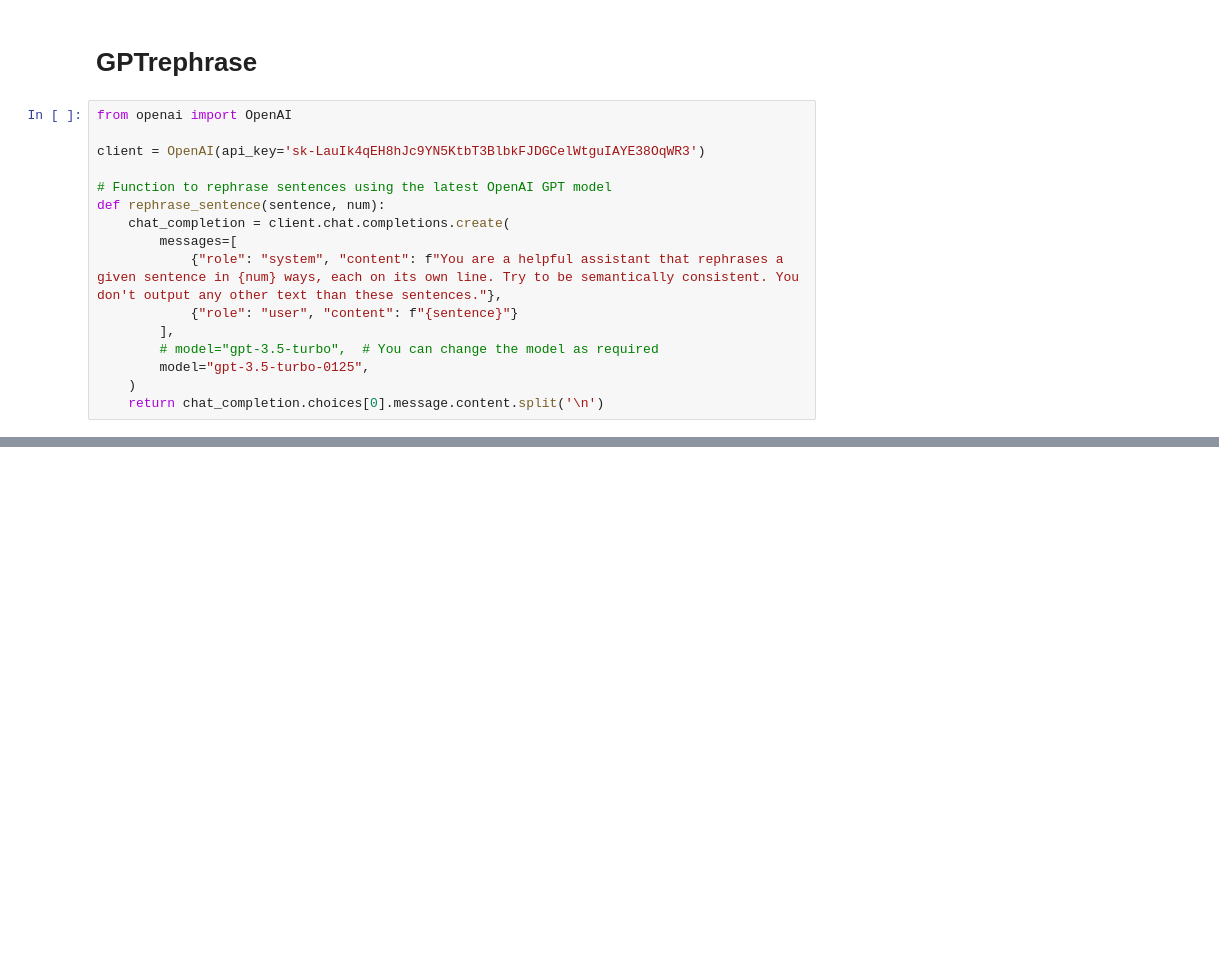
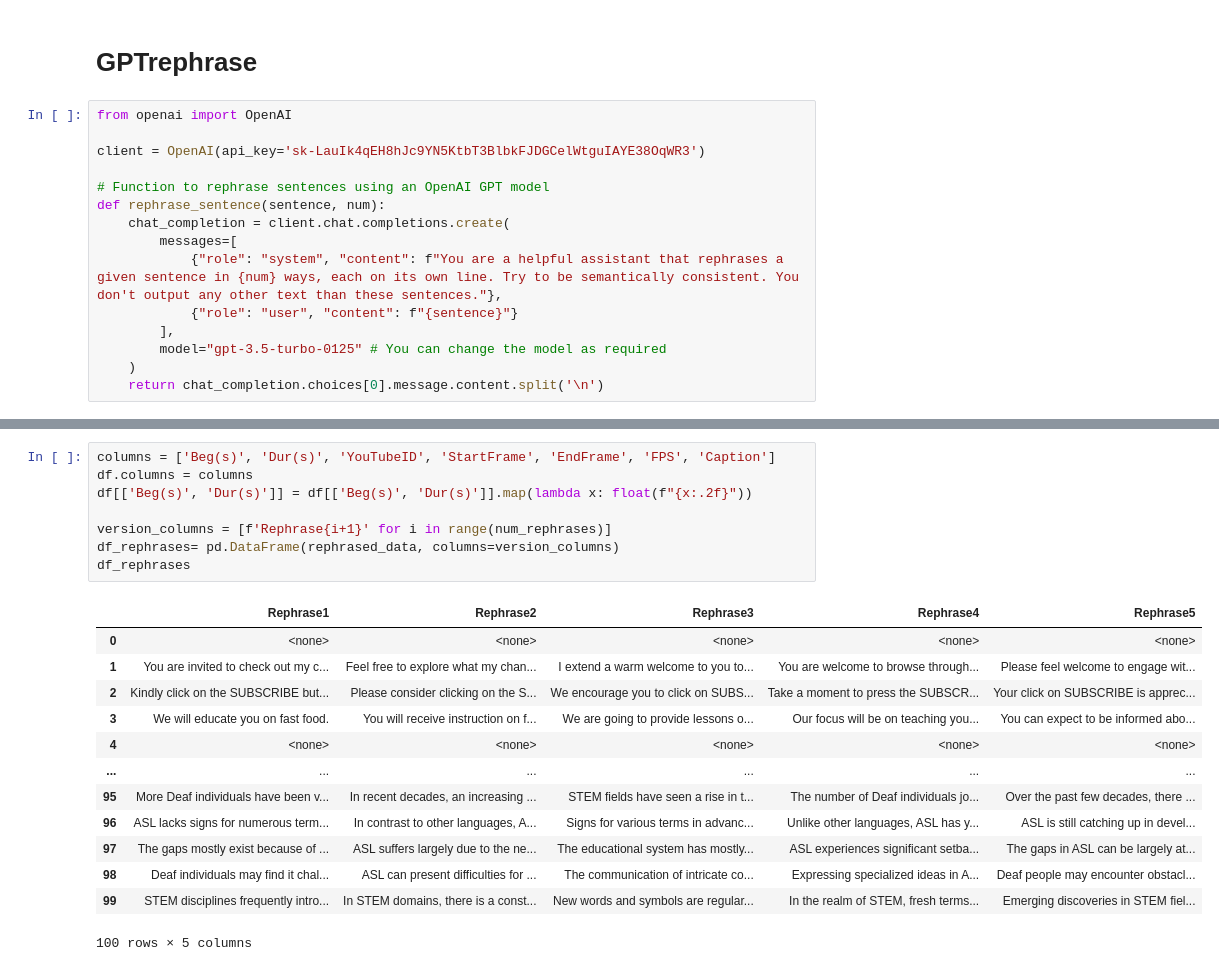
Before and after one commit to JSALT2024/LLMrephrase, a Jupyter notebook: GPTrephrase.ipynb, the cells around one changed output, grey strips where cells are left out. Drawn from its saved outputs; the diff is of its cells as text; blank space fills up the shorter version.

```diff
--- a/GPTrephrase.ipynb
+++ b/GPTrephrase.ipynb
@@ -197,15 +55,14 @@ from openai import OpenAI
 
 client = OpenAI(api_key='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')
 
-# Function to rephrase sentences using the latest OpenAI GPT model
+# Function to rephrase sentences using an OpenAI GPT model
 def rephrase_sentence(sentence, num):
     chat_completion = client.chat.completions.create(
         messages=[
             {"role": "system", "content": f"You are a helpful assistant that rephrases a given sentence in {num} ways, each on its own line. Try to be semantically consistent. You don't output any other text than these sentences."},
             {"role": "user", "content": f"{sentence}"}
         ],
-        # model="gpt-3.5-turbo",  # You can change the model as required
-        model="gpt-3.5-turbo-0125",
+        model="gpt-3.5-turbo-0125" # You can change the model as required
     )
     return chat_completion.choices[0].message.content.split('\n')
 # %%
@@ -306,0 +150,22 @@ print(new_df.head(10))
+# %%
+columns = ['Beg(s)', 'Dur(s)', 'YouTubeID', 'StartFrame', 'EndFrame', 'FPS', 'Caption']
+df.columns = columns
+df[['Beg(s)', 'Dur(s)']] = df[['Beg(s)', 'Dur(s)']].map(lambda x: float(f"{x:.2f}"))
+
+version_columns = [f'Rephrase{i+1}' for i in range(num_rephrases)]
+df_rephrases= pd.DataFrame(rephrased_data, columns=version_columns)
+df_rephrases
+# %% [output]
+|  | Rephrase1 | Rephrase2 | Rephrase3 | Rephrase4 | Rephrase5 |
+| 0 | <none> | <none> | <none> | <none> | <none> |
+| 1 | You are invited to check out my c... | Feel free to explore what my chan... | I extend a warm welcome to you to... | You are welcome to browse through... | Please feel welcome to engage wit... |
+| 2 | Kindly click on the SUBSCRIBE but... | Please consider clicking on the S... | We encourage you to click on SUBS... | Take a moment to press the SUBSCR... | Your click on SUBSCRIBE is apprec... |
+| 3 | We will educate you on fast food. | You will receive instruction on f... | We are going to provide lessons o... | Our focus will be on teaching you... | You can expect to be informed abo... |
+| 4 | <none> | <none> | <none> | <none> | <none> |
+| ... | ... | ... | ... | ... | ... |
+| 95 | More Deaf individuals have been v... | In recent decades, an increasing ... | STEM fields have seen a rise in t... | The number of Deaf individuals jo... | Over the past few decades, there ... |
+| 96 | ASL lacks signs for numerous term... | In contrast to other languages, A... | Signs for various terms in advanc... | Unlike other languages, ASL has y... | ASL is still catching up in devel... |
+| 97 | The gaps mostly exist because of ... | ASL suffers largely due to the ne... | The educational system has mostly... | ASL experiences significant setba... | The gaps in ASL can be largely at... |
+| 98 | Deaf individuals may find it chal... | ASL can present difficulties for ... | The communication of intricate co... | Expressing specialized ideas in A... | Deaf people may encounter obstacl... |
+| 99 | STEM disciplines frequently intro... | In STEM domains, there is a const... | New words and symbols are regular... | In the realm of STEM, fresh terms... | Emerging discoveries in STEM fiel... |
+100 rows × 5 columns
```
Also changed, not shown: parts of 18 cells of this notebook.
